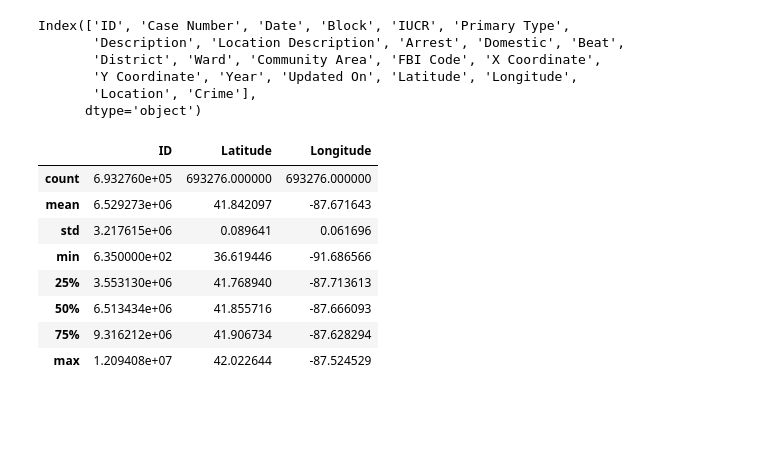
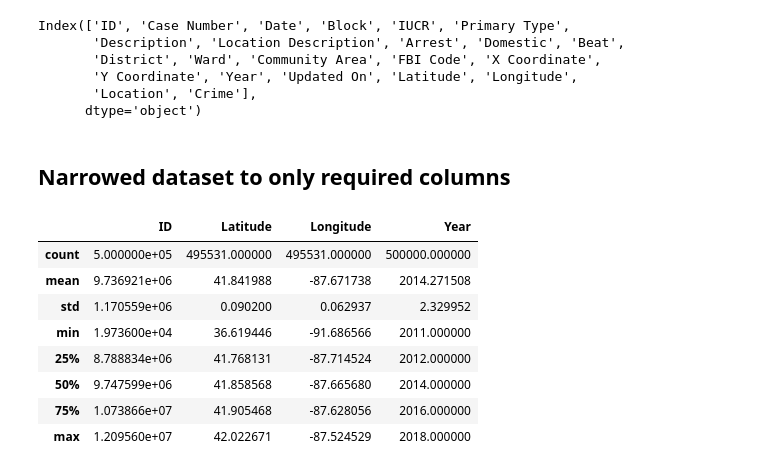
Before and after one commit to bsitati/Comparing-Annual-Median-Income-and-Annual-Crimes-in-Chicago, a Jupyter notebook: Files/project_two_wrangling.ipynb, the cells around one changed output. Drawn from its saved outputs; the diff is of its cells as text; code cells hidden in the pictures; blank space fills up the shorter version.

```diff
--- a/Files/project_two_wrangling.ipynb
+++ b/Files/project_two_wrangling.ipynb
@@ -13,0 +65,3 @@ crime_data = pd.read_csv("Crimes_-_2001_to_Present.csv", encoding="ISO-8859-1")
+# %%
+# convert year to numeric
+crime_data["Year"] = pd.to_numeric(crime_data["Year"])
@@ -13,0 +70,4 @@ crime_data = pd.read_csv("Crimes_-_2001_to_Present.csv", encoding="ISO-8859-1")
+# %%
+#Filter for on 2011 to 2018 years
+crime_data = crime_data[crime_data['Year'].between(2011, 2018)]
+crime_data
@@ -14,7 +90,6 @@ crime_data = pd.read_csv("Crimes_-_2001_to_Present.csv", encoding="ISO-8859-1")
 # %%
-# Preview the first 5 lines of the loaded data
-
-sample_crime_data = crime_data.sample(n = 700000)
+# Random sample of 500,000 rows of data from 7 millions rows of data
+sample_crime_data = crime_data.sample(n = 500000)
 sample_crime_data.head()
 # %% [output]
 |  | ID | Case Number | Date | Block | IUCR | Primary Type | Description | Location Description | ... |
@@ -109 +172,4 @@ not_null_crime_data.loc[not_null_crime_data['Primary Type'] == 'BATTERY', 'Prima
+# %%
+#Merged Battery and Assault crimes
+sample_crime_data.loc[sample_crime_data['Primary Type'] == 'BATTERY', 'Primary Type'] = 'ASSAULT'
 # %%
@@ -146,18 +213,18 @@ Index(['ID', 'Case Number', 'Date', 'Block', 'IUCR', 'Primary Type',
        'Y Coordinate', 'Year', 'Updated On', 'Latitude', 'Longitude',
        'Location', 'Crime'],
       dtype='object')
+# %% [markdown]
+## Narrowed dataset to only required columns
 # %%
-# new = old.filter(['A','B','D'], axis=1)
-
-final_crime_data = not_null_crime_data.filter(['ID','Date','Primary Type', 'Latitude','Longitude' ], axis=1)
+final_crime_data = sample_crime_data.filter(['ID','Date','Primary Type', 'Latitude','Longitude','Year' ], axis=1)
 final_crime_data.describe()
 # %% [output]
-|  | ID | Latitude | Longitude |
-| count | 6.932760e+05 | 693276.000000 | 693276.000000 |
-| mean | 6.529273e+06 | 41.842097 | -87.671643 |
-| std | 3.217615e+06 | 0.089641 | 0.061696 |
-| min | 6.350000e+02 | 36.619446 | -91.686566 |
-| 25% | 3.553130e+06 | 41.768940 | -87.713613 |
-| 50% | 6.513434e+06 | 41.855716 | -87.666093 |
-| 75% | 9.316212e+06 | 41.906734 | -87.628294 |
-| max | 1.209408e+07 | 42.022644 | -87.524529 |
+|  | ID | Latitude | Longitude | Year |
+| count | 5.000000e+05 | 495531.000000 | 495531.000000 | 500000.000000 |
+| mean | 9.736921e+06 | 41.841988 | -87.671738 | 2014.271508 |
+| std | 1.170559e+06 | 0.090200 | 0.062937 | 2.329952 |
+| min | 1.973600e+04 | 36.619446 | -91.686566 | 2011.000000 |
+| 25% | 8.788834e+06 | 41.768131 | -87.714524 | 2012.000000 |
+| 50% | 9.747599e+06 | 41.858568 | -87.665680 | 2014.000000 |
+| 75% | 1.073866e+07 | 41.905468 | -87.628056 | 2016.000000 |
+| max | 1.209560e+07 | 42.022671 | -87.524529 | 2018.000000 |
```
Also changed, not shown: parts of 29 cells of this notebook.
